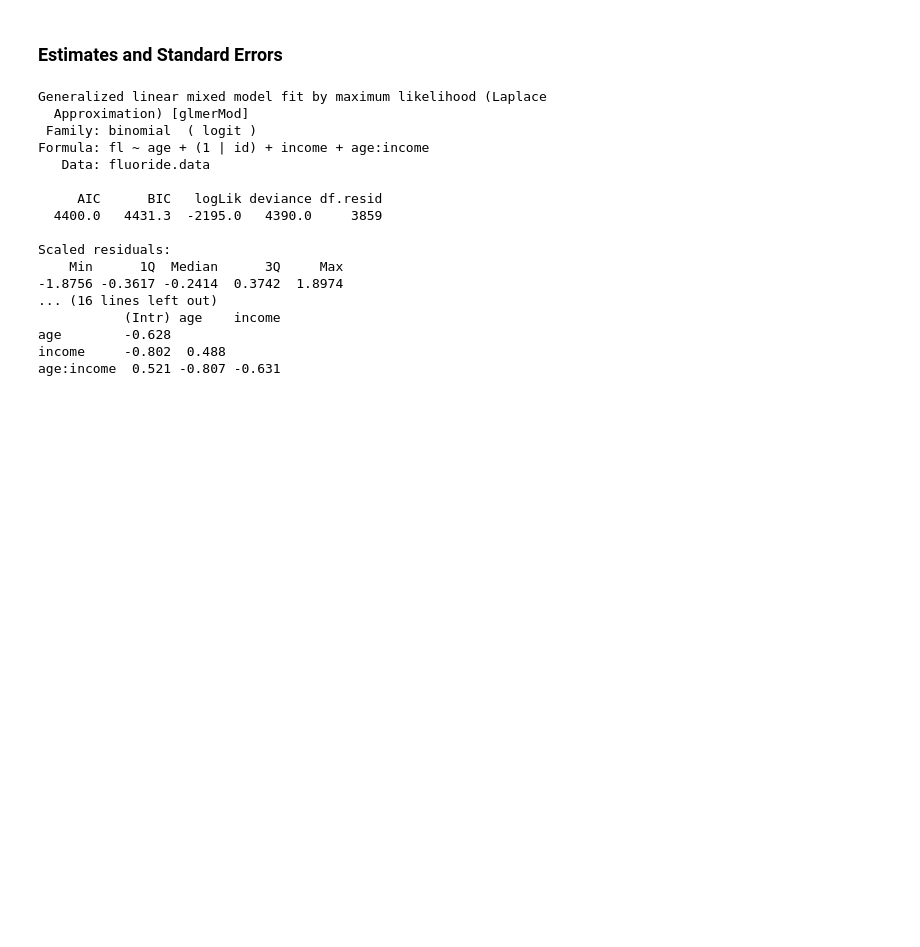
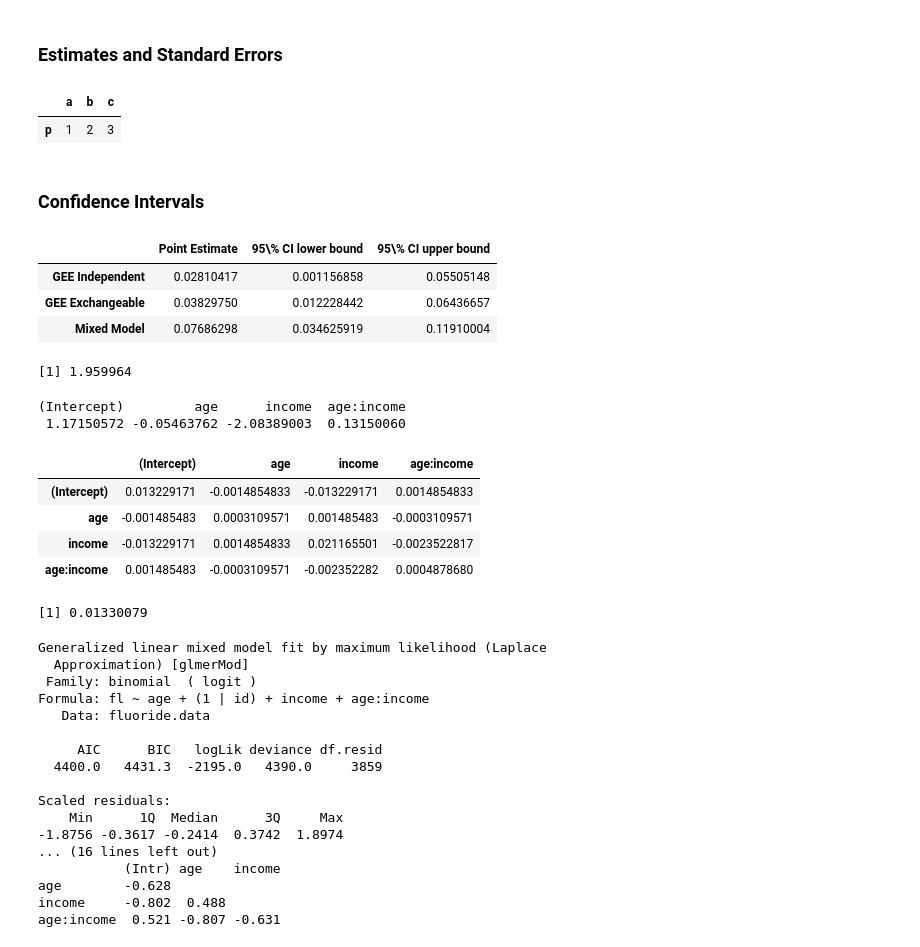
Before and after one commit to ppham27/stat571, a Jupyter notebook: hw8/flouride.ipynb, the cells around one changed output. Saved outputs shown, nothing was run; the diff lists cells and outputs as text; code cells hidden in the pictures; blank space fills up the shorter version.

Commit message:
confidence intervals

```diff
--- a/hw8/flouride.ipynb
+++ b/hw8/flouride.ipynb
@@ -166,3 +166,10 @@ model.summaries <- do.call(rbind, lapply(list(
        }))
 
 write.csv(model.summaries, file='model_summaries.csv', row.names=FALSE)
+# %%
+data.frame(list(a=c(p=1), b=c(p=2), c=c(p=3)))
+# %% [output]
+|  | a | b | c |
+| p | 1 | 2 | 3 |
+# %% [markdown]
+### Confidence Intervals
@@ -169,3 +195,41 @@ write.csv(model.summaries, file='model_summaries.csv', row.names=FALSE)
+# %%
+interaction.models <- list(
+    `GEE Independent`=gee.interaction.independent,
+    `GEE Exchangeable`=gee.interaction.exchangeable,
+    `Mixed Model`=glmm.interaction)
+
+beta.1.intervals <- t(data.frame(
+    lapply(interaction.models, make.intervals, indicator=c(0, 1, 0, 0)), check.names=FALSE))
+beta.1.3.intervals <- t(data.frame(
+    lapply(interaction.models, make.intervals, indicator=c(0, 1, 0, 1)), check.names=FALSE))
+
+t(data.frame(beta.1.3.intervals, check.names=FALSE))
+# %% [output]
+|  | Point Estimate | 95\% CI lower bound | 95\% CI upper bound |
+| GEE Independent | 0.02810417 | 0.001156858 | 0.05505148 |
+| GEE Exchangeable | 0.03829750 | 0.012228442 | 0.06436657 |
+| Mixed Model | 0.07686298 | 0.034625919 | 0.11910004 |
+# %%
+qnorm(0.975)
+# %% [output]
+[1] 1.959964
+# %%
+fixef(glmm.interaction)
+# %% [output]
+(Intercept)         age      income  age:income
+ 1.17150572 -0.05463762 -2.08389003  0.13150060
+# %%
+gee.interaction.exchangeable$robust.variance
+# %% [output]
+|  | (Intercept) | age | income | age:income |
+| (Intercept) | 0.013229171 | -0.0014854833 | -0.013229171 | 0.0014854833 |
+| age | -0.001485483 | 0.0003109571 | 0.001485483 | -0.0003109571 |
+| income | -0.013229171 | 0.0014854833 | 0.021165501 | -0.0023522817 |
+| age:income | 0.001485483 | -0.0003109571 | -0.002352282 | 0.0004878680 |
+# %%
+sqrt(0.0003109571 + 0.0004878680 + 2*-0.0003109571)
+# %% [output]
+[1] 0.01330079
 # %%
 library(ggplot2)
 
```
Also changed, not shown: parts of 1 cell of this notebook, 2 other files.
